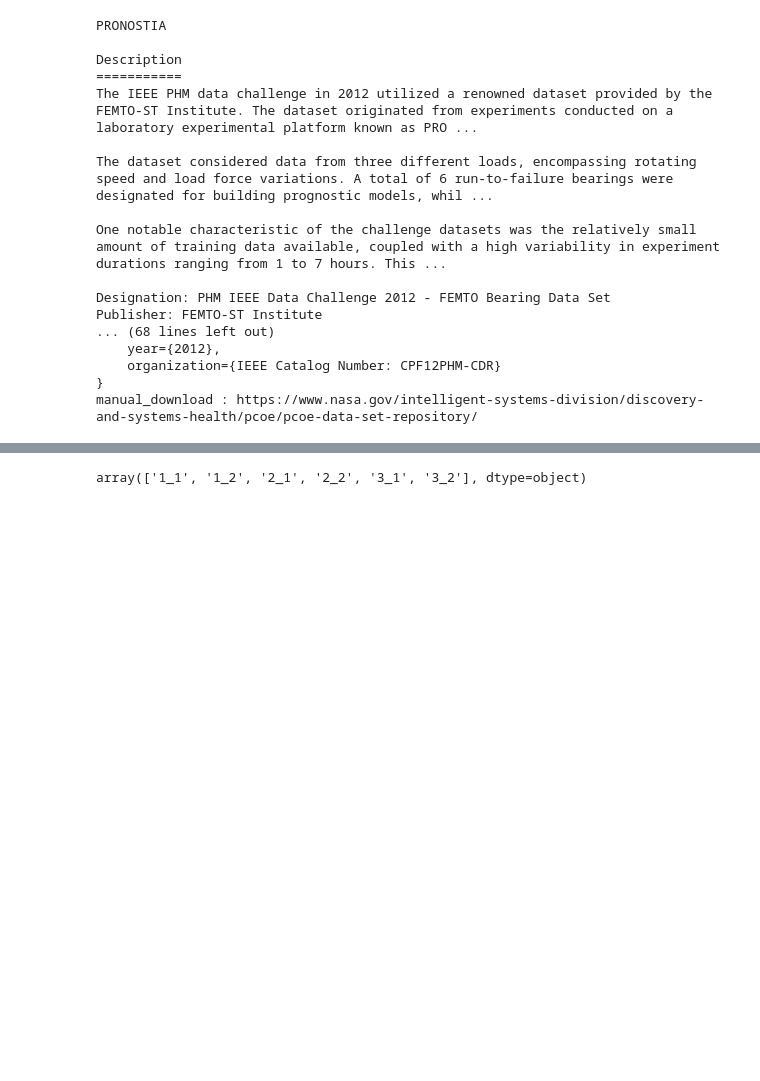
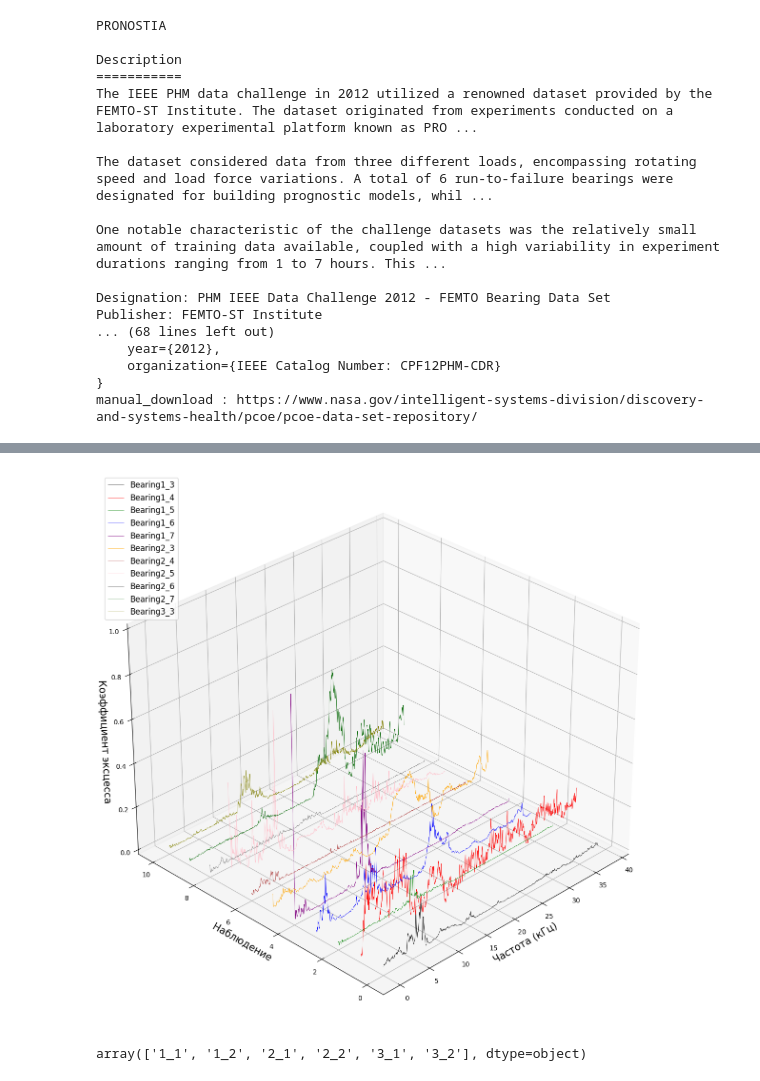
Before and after one commit to cntgfy90/bearing-rul, a Jupyter notebook: 1dcnn.ipynb, the cells around one changed output, grey strips where cells are left out. Cells and saved outputs as stored; diff of their text form; code cells hidden in the pictures; blank space fills up the shorter version.

```diff
--- a/1dcnn.ipynb
+++ b/1dcnn.ipynb
@@ -148,3 +189,44 @@ plt.show()
+# %%
+f = []
+ffts = []
+
+nperseg = 1024
+TEST_BEARINGS_LIST = [bearing for bearings_list in TEST_BEARINGS.values() for bearing in bearings_list]
+LABEL_COLORS = {
+    0: 'black',
+    1: 'red',
+    2: 'green',
+    3: 'blue',
+    4: 'purple',
+    5: 'orange',
+    6: 'brown',
+    7: 'pink',
+    8: 'gray',
+    9: 'darkgreen',
+    10: 'olive',
+}
+
+for bearing in TEST_BEARINGS_LIST:
+    data = df[1][df[1]['unit'] == bearing]
+    vibration_signal = (data['H_acc'] - np.mean(data['H_acc'])) / np.std(data['H_acc'])
+    u,v,w = stft(vibration_signal, 25.6 * 1000, nperseg=nperseg,noverlap = 512, window='hann', nfft=2048)
+    f.append(u)
+    ffts.append(kurtosis(np.abs(w),fisher = False,axis = 1))
+
+f = np.asarray(f)
+ffts = np.asarray(ffts)
+
+fftn = (ffts - ffts.min()) / (ffts.max() - ffts.min())
+
+fftn = np.asarray(fftn)
+
+plot_3d_bearing_kurtosis(
+    f=f,
+    bearings_list=TEST_BEARINGS_LIST,
+    label_colors=LABEL_COLORS
+)
+# %% [output]
+[figure, added]
 # %%
 # train
 df[0]['unit'].unique()
```
Also changed, not shown: parts of 20 cells of this notebook.
